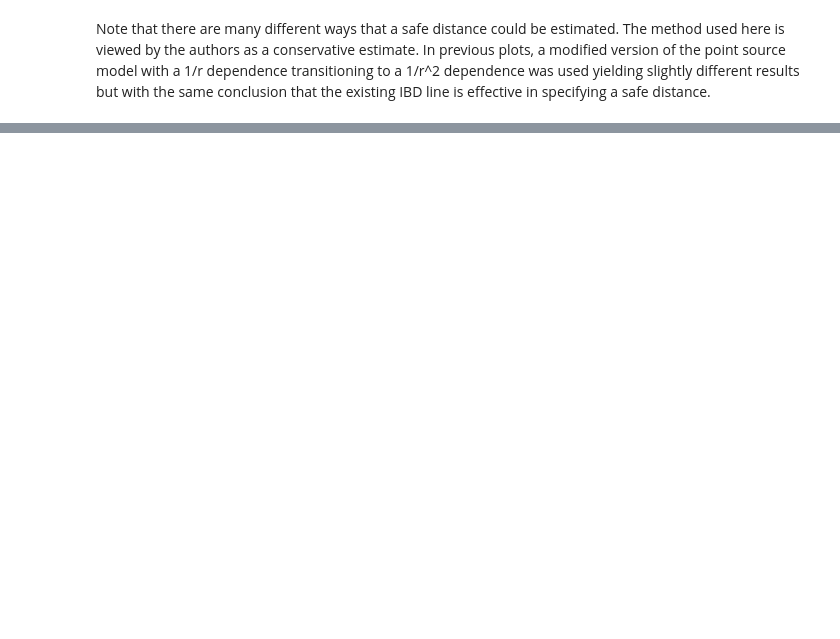
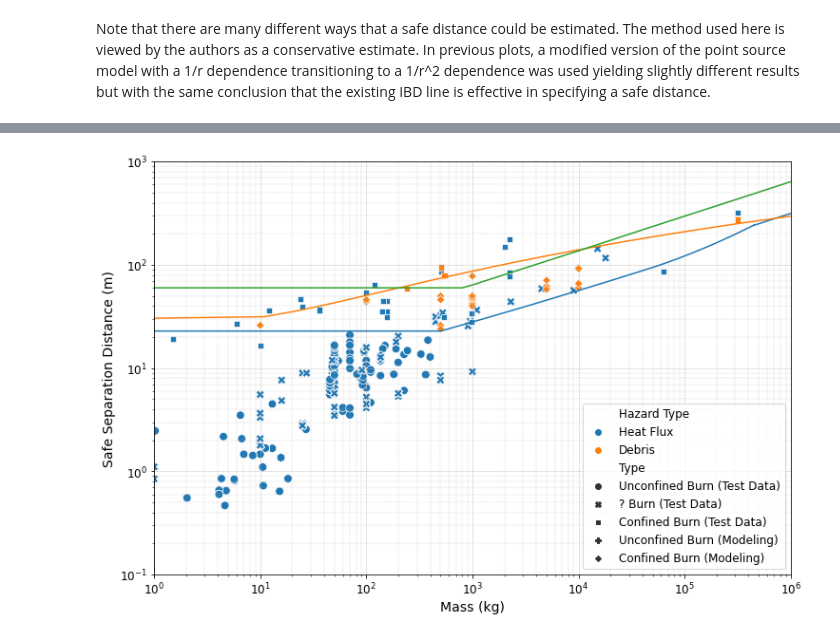
Before and after one commit to clint-bg/publicationdata, a Jupyter notebook: safeSeparation/safeDistancesOpenBurnplus.ipynb, the cells around one changed output, grey strips where cells are left out. Drawn from its saved outputs; the diff is of its cells as text; code cells hidden in the pictures; blank space fills up the shorter version.

```diff
--- a/safeSeparation/safeDistancesOpenBurnplus.ipynb
+++ b/safeSeparation/safeDistancesOpenBurnplus.ipynb
@@ -267,0 +278,27 @@ Note that there are many different ways that a safe distance could be estimated.
+# %%
+url='https://raw.githubusercontent.com/clint-bg/publicationdata/main/safeSeparation/ConfinedDebrisSafeDistances.csv'
+dfd = pd.read_csv(url)
+dfd['Safe Distance (m)'] = dfd['HFD (m)']
+dfa = pd.concat([dft,dfd])
+# %%
+#Add in proposed lines and HD 1.2.2
+onetwotwo = [max(30.5,28.127-2.364*np.log(each)+1.577*np.log(each)**2) for each in mlin]
+onetwotwodf = pd.DataFrame({'masses (kg)':mlin,'ibd (m)':onetwotwo})
+# %%
+fig, ax = plt.subplots(figsize=(12,8))
+p = sea.scatterplot(data=dfa,x='Mass (kg)',y='Safe Distance (m)', style='Type', hue='Hazard Type',s=75,ax=ax);
+p = sea.lineplot(data=ibd,x='masses (kg)',y='ibd (m)',ax=ax)
+p = sea.lineplot(data=onetwotwo,x='masses (kg)',y='ibd (m)',ax=ax)
+p = sea.lineplot(data=natoibddf,x='NEQ (kg)',y='ibd (m)',ax=ax)
+p.set(xscale="log"); p.set(xlim=(1,1000000))
+p.set(yscale="log"); p.set(ylim=(0.1,1000))
+plt.legend(loc='best', fontsize=12)
+plt.grid(linestyle = '--', linewidth = 0.5)
+plt.grid(visible=True,which='minor',linestyle = '--', linewidth = 0.25)
+ax.tick_params(axis='both', which='major', labelsize=12)
+ax.set_xlabel('Mass (kg)', fontsize=14)
+ax.set_ylabel('Safe Separation Distance (m)', fontsize=14)
+#plt.savefig("SafeSepDists.png",dpi=600)
+plt.show()
+# %% [output]
+[figure, added]
```
Also changed, not shown: parts of 13 cells of this notebook.
